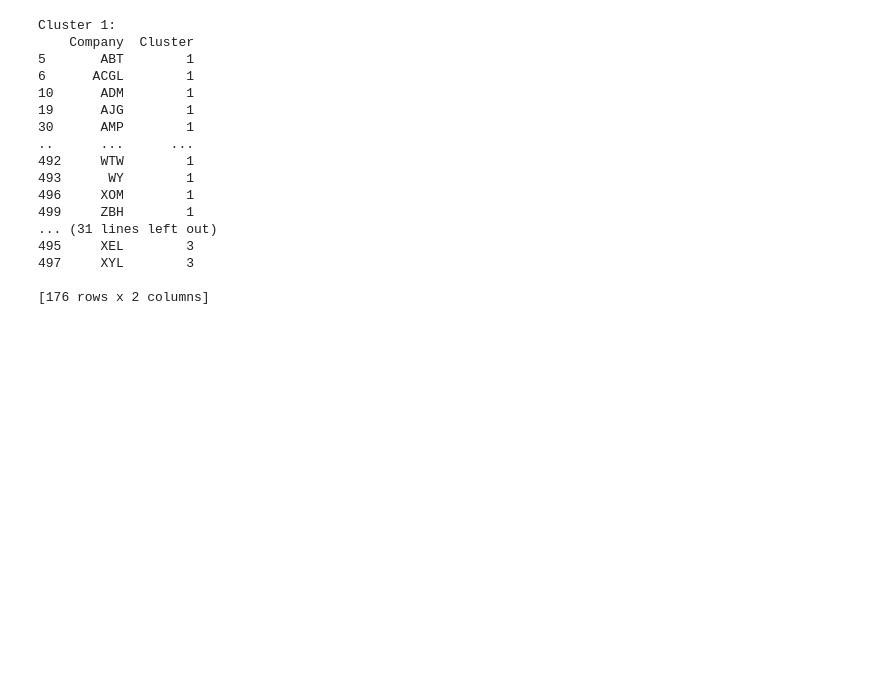
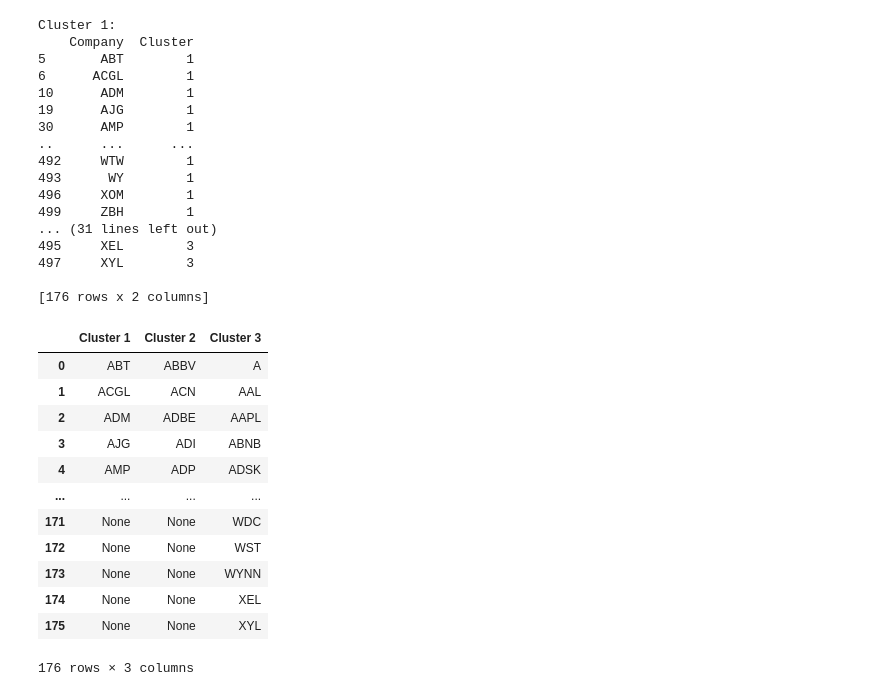
Before and after one commit to alainalin/JPMC-analysis-tool, a Jupyter notebook: task3a-linkage-silhouette.ipynb, the cells around one changed output. Saved outputs shown, nothing was run; the diff lists cells and outputs as text; code cells hidden in the pictures; blank space fills up the shorter version.

Commit message:
created csv containing all companies corresponding to each cluster

```diff
--- a/task3a-linkage-silhouette.ipynb
+++ b/task3a-linkage-silhouette.ipynb
@@ -299,3 +299,48 @@ Cluster 1:
 497     XYL        3
 
 [176 rows x 2 columns]
+# %%
+# Perform hierarchical clustering using Ward linkage
+optimal_linkage_method = 'ward'
+optimal_n_clusters = 3
+
+ward_linkage_output = linkage(dissimilarity_matrix, method=optimal_linkage_method)
+
+# Cut the dendrogram to form clusters
+cluster_labels = fcluster(ward_linkage_output, optimal_n_clusters, criterion='maxclust')
+
+# Create a DataFrame mapping company names to their respective clusters
+company_cluster_df = pd.DataFrame({
+    'Company': all_companies,  # Replace with your actual list of company names
+    'Cluster': cluster_labels
+})
+
+# Group companies by cluster
+grouped = company_cluster_df.groupby('Cluster')['Company'].apply(list)
+
+# Ensure all lists are the same length by padding with None
+max_length = max(len(companies) for companies in grouped)
+equal_length_clusters = {
+    f"Cluster {cluster_id}": companies + [None] * (max_length - len(companies))
+    for cluster_id, companies in grouped.items()
+}
+
+# Convert the dictionary into a DataFrame
+clustered_df = pd.DataFrame(equal_length_clusters)
+
+# Output the final DataFrame
+clustered_df
+# %% [output]
+|  | Cluster 1 | Cluster 2 | Cluster 3 |
+| 0 | ABT | ABBV | A |
+| 1 | ACGL | ACN | AAL |
+| 2 | ADM | ADBE | AAPL |
+| 3 | AJG | ADI | ABNB |
+| 4 | AMP | ADP | ADSK |
+| ... | ... | ... | ... |
+| 171 | None | None | WDC |
+| 172 | None | None | WST |
+| 173 | None | None | WYNN |
+| 174 | None | None | XEL |
+| 175 | None | None | XYL |
+176 rows × 3 columns
```
Also changed, not shown: parts of 7 cells of this notebook, 1 other file.
